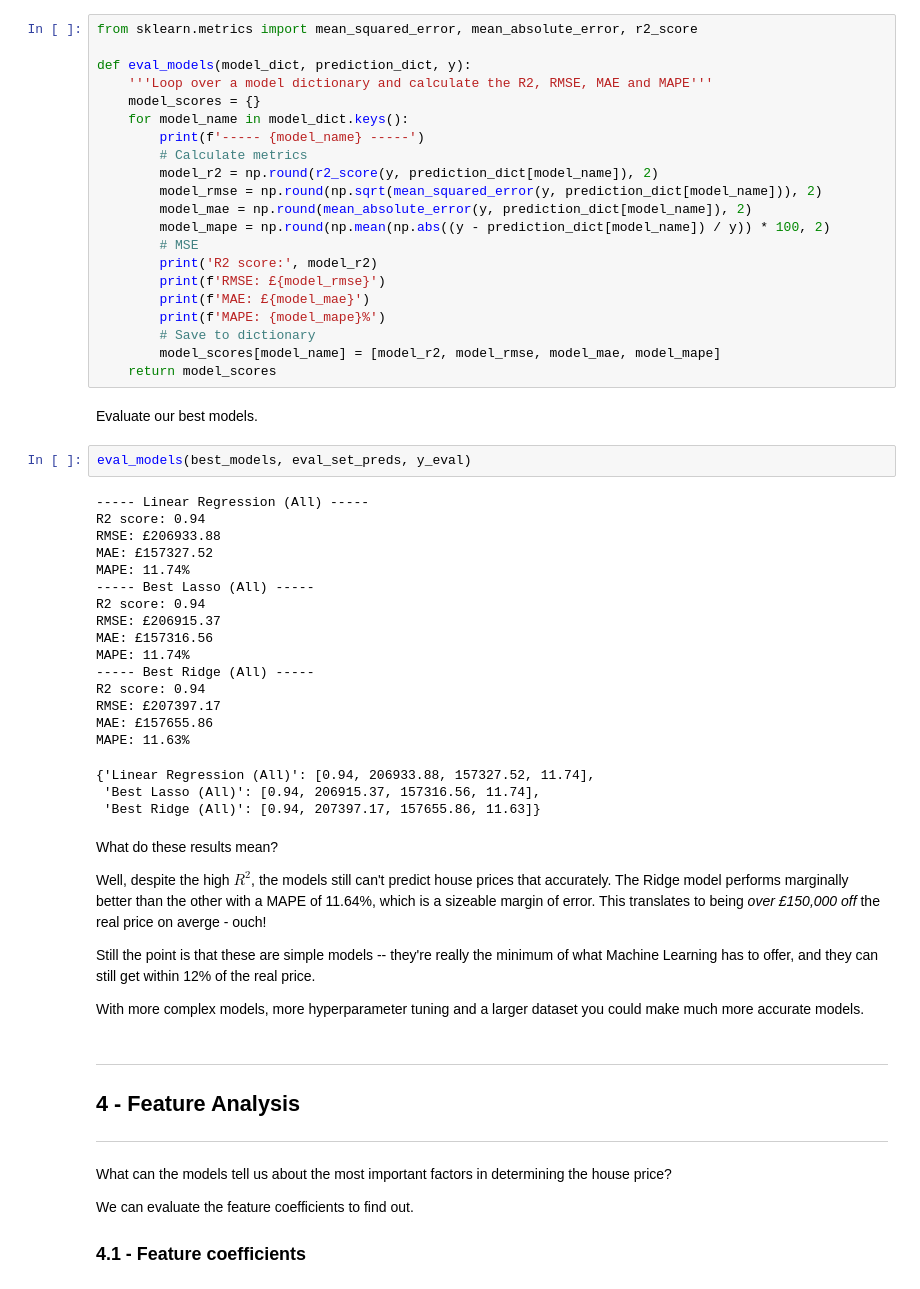
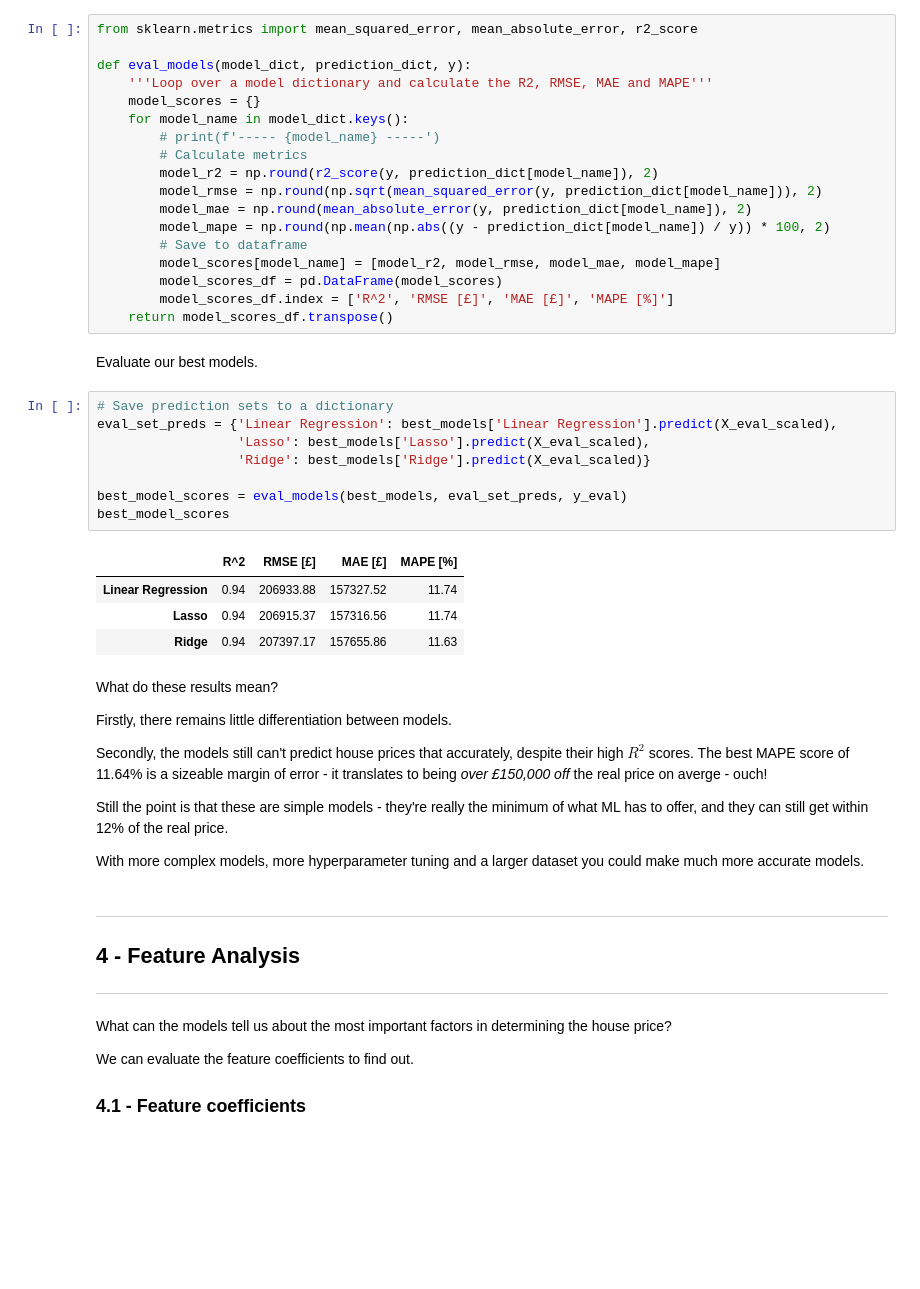
Before and after one commit to rsamconn/London-housing, a Jupyter notebook: test_reg_update.ipynb, the cells around one changed output. Saved outputs shown, nothing was run; the diff lists cells and outputs as text; blank space fills up the shorter version.

```diff
--- a/test_reg_update.ipynb
+++ b/test_reg_update.ipynb
@@ -349,51 +298,41 @@ def eval_models(model_dict, prediction_dict, y):
     '''Loop over a model dictionary and calculate the R2, RMSE, MAE and MAPE'''
     model_scores = {}
     for model_name in model_dict.keys():
-        print(f'----- {model_name} -----')
+        # print(f'----- {model_name} -----')
         # Calculate metrics
         model_r2 = np.round(r2_score(y, prediction_dict[model_name]), 2)
         model_rmse = np.round(np.sqrt(mean_squared_error(y, prediction_dict[model_name])), 2)
         model_mae = np.round(mean_absolute_error(y, prediction_dict[model_name]), 2)
         model_mape = np.round(np.mean(np.abs((y - prediction_dict[model_name]) / y)) * 100, 2)
-        # MSE
-        print('R2 score:', model_r2)
-        print(f'RMSE: £{model_rmse}')
-        print(f'MAE: £{model_mae}')
-        print(f'MAPE: {model_mape}%')
-        # Save to dictionary
+        # Save to dataframe
         model_scores[model_name] = [model_r2, model_rmse, model_mae, model_mape]
-    return model_scores
+        model_scores_df = pd.DataFrame(model_scores)
+        model_scores_df.index = ['R^2', 'RMSE [£]', 'MAE [£]', 'MAPE [%]']
+    return model_scores_df.transpose()
 # %% [markdown]
 Evaluate our best models.
 # %%
-eval_models(best_models, eval_set_preds, y_eval)
+# Save prediction sets to a dictionary
+eval_set_preds = {'Linear Regression': best_models['Linear Regression'].predict(X_eval_scaled),
+                  'Lasso': best_models['Lasso'].predict(X_eval_scaled),
+                  'Ridge': best_models['Ridge'].predict(X_eval_scaled)}
+
+best_model_scores = eval_models(best_models, eval_set_preds, y_eval)
+best_model_scores
 # %% [output]
------ Linear Regression (All) -----
-R2 score: 0.94
-RMSE: £206933.88
-MAE: £157327.52
-MAPE: 11.74%
------ Best Lasso (All) -----
-R2 score: 0.94
-RMSE: £206915.37
-MAE: £157316.56
-MAPE: 11.74%
------ Best Ridge (All) -----
-R2 score: 0.94
-RMSE: £207397.17
-MAE: £157655.86
-MAPE: 11.63%
-{'Linear Regression (All)': [0.94, 206933.88, 157327.52, 11.74],
- 'Best Lasso (All)': [0.94, 206915.37, 157316.56, 11.74],
- 'Best Ridge (All)': [0.94, 207397.17, 157655.86, 11.63]}
+|  | R^2 | RMSE [£] | MAE [£] | MAPE [%] |
+| Linear Regression | 0.94 | 206933.88 | 157327.52 | 11.74 |
+| Lasso | 0.94 | 206915.37 | 157316.56 | 11.74 |
+| Ridge | 0.94 | 207397.17 | 157655.86 | 11.63 |
 # %% [markdown]
 What do these results mean?
 
-Well, despite the high $R^2$, the models still can't predict house prices that accurately.
-The Ridge model performs marginally better than the other with a MAPE of 11.64%, which is a sizeable margin of error.
-This translates to being _over £150,000 off_ the real price on averge - ouch!
+Firstly, there remains little differentiation between models.
 
-Still the point is that these are simple models -- they're really the minimum of what Machine Learning has to offer, and they can still get within 12% of the real price.
+Secondly, the models still can't predict house prices that accurately, despite their high $R^2$ scores.
+The best MAPE score of 11.64% is a sizeable margin of error - it translates to being _over £150,000 off_ the real price on averge - ouch!
+
+Still the point is that these are simple models - they're really the minimum of what ML has to offer, and they can still get within 12% of the real price.
 
 With more complex models, more hyperparameter tuning and a larger dataset you could make much more accurate models.
 # %% [markdown]
```
Also changed, not shown: parts of 27 cells of this notebook.
